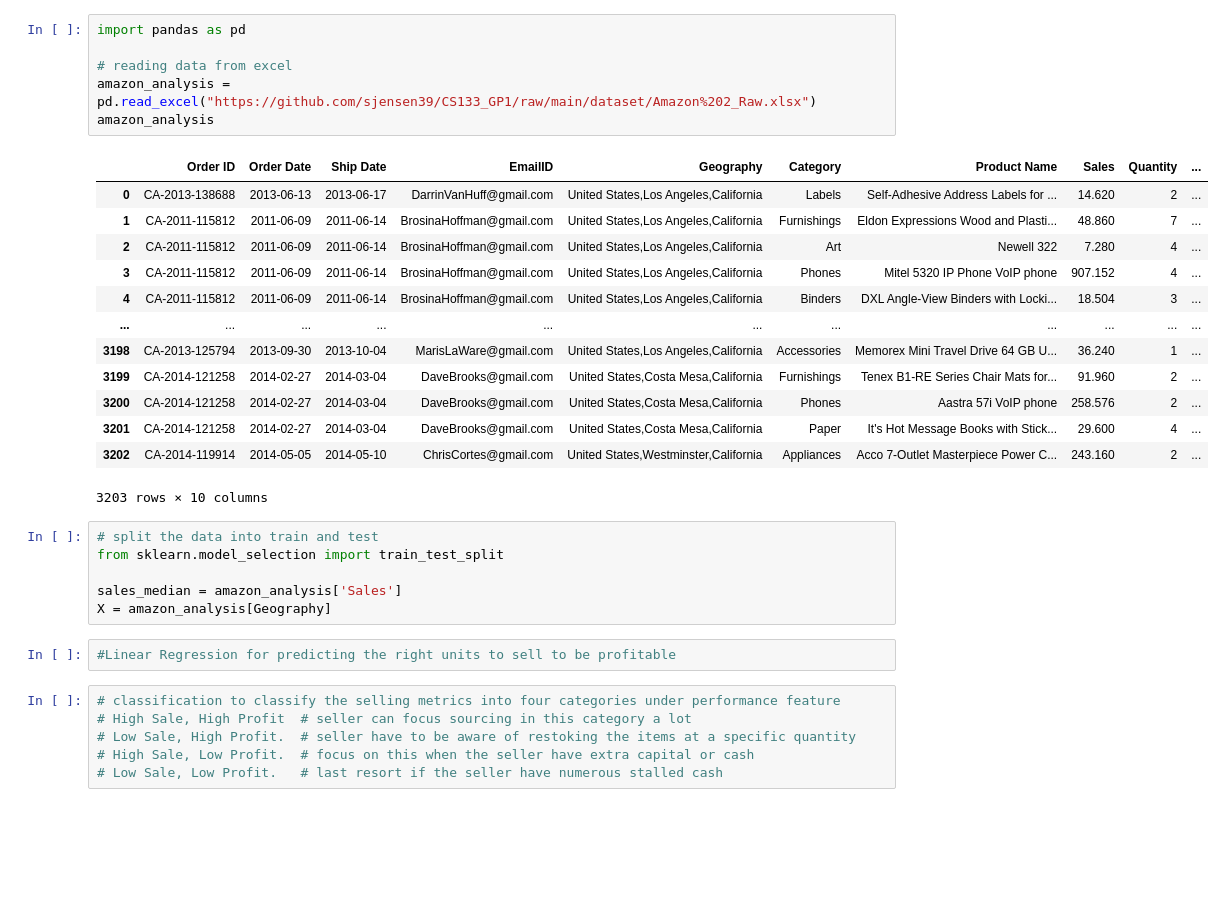
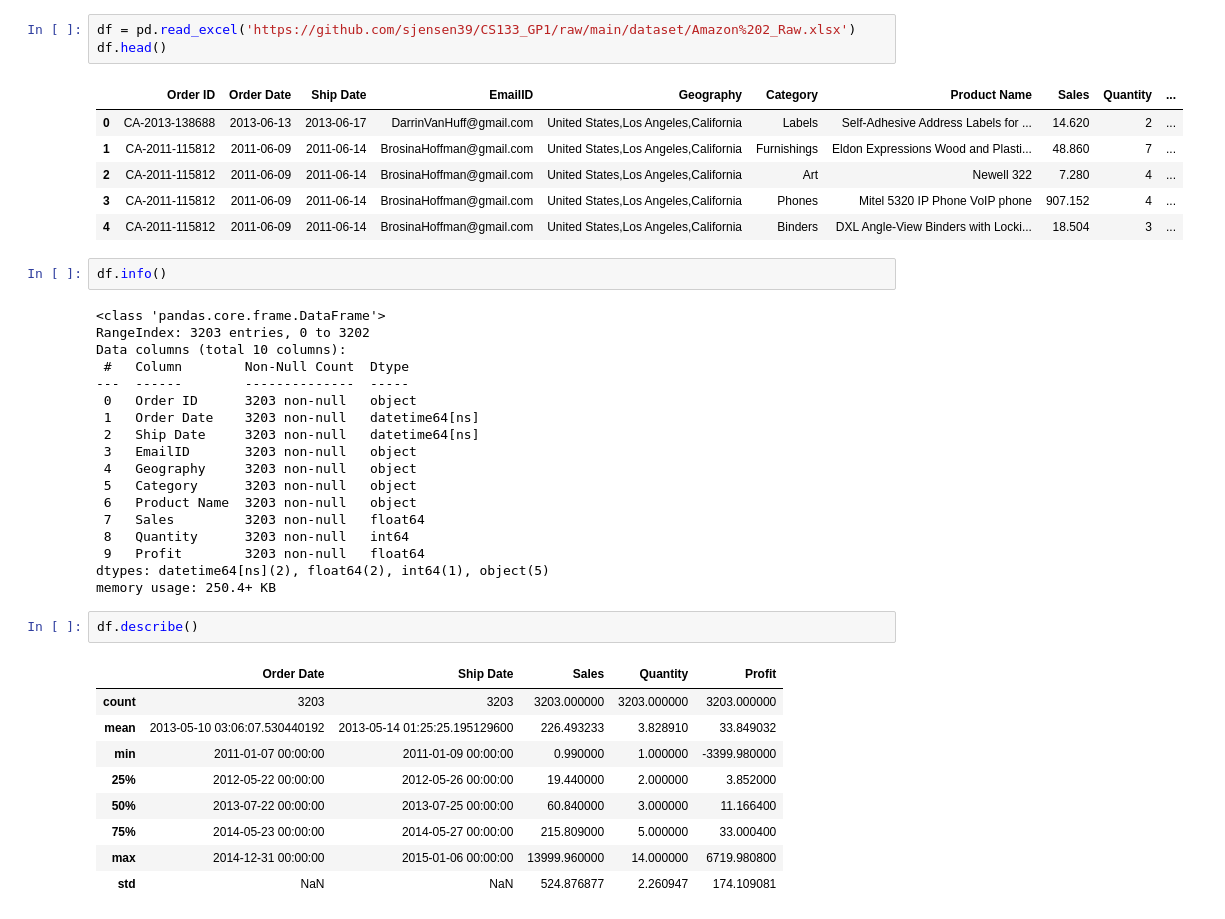
Before and after one commit to sjensen39/CS133_GP1, a Jupyter notebook: project_class_notebooks/ML_data_prediction.ipynb, the cells around one changed output. Drawn from its saved outputs; the diff is of its cells as text; blank space fills up the shorter version.

Commit message:
exploratory time series prediction

```diff
--- a/project_class_notebooks/ML_data_prediction.ipynb
+++ b/project_class_notebooks/ML_data_prediction.ipynb
@@ -3,34 +20,42 @@
 # %%
-import pandas as pd
-
-# reading data from excel
-amazon_analysis = pd.read_excel("https://github.com/sjensen39/CS133_GP1/raw/main/dataset/Amazon%202_Raw.xlsx")
-amazon_analysis
+df = pd.read_excel('https://github.com/sjensen39/CS133_GP1/raw/main/dataset/Amazon%202_Raw.xlsx')
+df.head()
 # %% [output]
 |  | Order ID | Order Date | Ship Date | EmailID | Geography | Category | Product Name | Sales | Quantity | ... |
 | 0 | CA-2013-138688 | 2013-06-13 | 2013-06-17 | DarrinVanHuff@gmail.com | United States,Los Angeles,California | Labels | Self-Adhesive Address Labels for ... | 14.620 | 2 | ... |
 | 1 | CA-2011-115812 | 2011-06-09 | 2011-06-14 | BrosinaHoffman@gmail.com | United States,Los Angeles,California | Furnishings | Eldon Expressions Wood and Plasti... | 48.860 | 7 | ... |
 | 2 | CA-2011-115812 | 2011-06-09 | 2011-06-14 | BrosinaHoffman@gmail.com | United States,Los Angeles,California | Art | Newell 322 | 7.280 | 4 | ... |
 | 3 | CA-2011-115812 | 2011-06-09 | 2011-06-14 | BrosinaHoffman@gmail.com | United States,Los Angeles,California | Phones | Mitel 5320 IP Phone VoIP phone | 907.152 | 4 | ... |
 | 4 | CA-2011-115812 | 2011-06-09 | 2011-06-14 | BrosinaHoffman@gmail.com | United States,Los Angeles,California | Binders | DXL Angle-View Binders with Locki... | 18.504 | 3 | ... |
-| ... | ... | ... | ... | ... | ... | ... | ... | ... | ... | ... |
-| 3198 | CA-2013-125794 | 2013-09-30 | 2013-10-04 | MarisLaWare@gmail.com | United States,Los Angeles,California | Accessories | Memorex Mini Travel Drive 64 GB U... | 36.240 | 1 | ... |
-| 3199 | CA-2014-121258 | 2014-02-27 | 2014-03-04 | DaveBrooks@gmail.com | United States,Costa Mesa,California | Furnishings | Tenex B1-RE Series Chair Mats for... | 91.960 | 2 | ... |
-| 3200 | CA-2014-121258 | 2014-02-27 | 2014-03-04 | DaveBrooks@gmail.com | United States,Costa Mesa,California | Phones | Aastra 57i VoIP phone | 258.576 | 2 | ... |
-| 3201 | CA-2014-121258 | 2014-02-27 | 2014-03-04 | DaveBrooks@gmail.com | United States,Costa Mesa,California | Paper | It's Hot Message Books with Stick... | 29.600 | 4 | ... |
-| 3202 | CA-2014-119914 | 2014-05-05 | 2014-05-10 | ChrisCortes@gmail.com | United States,Westminster,California | Appliances | Acco 7-Outlet Masterpiece Power C... | 243.160 | 2 | ... |
-3203 rows × 10 columns
-# %%
-# split the data into train and test
-from sklearn.model_selection import train_test_split
-
-sales_median = amazon_analysis['Sales']
-X = amazon_analysis[Geography]
-# %%
-#Linear Regression for predicting the right units to sell to be profitable
-# %%
-# classification to classify the selling metrics into four categories under performance feature
-# High Sale, High Profit  # seller can focus sourcing in this category a lot
-# Low Sale, High Profit.  # seller have to be aware of restoking the items at a specific quantity
-# High Sale, Low Profit.  # focus on this when the seller have extra capital or cash
-# Low Sale, Low Profit.   # last resort if the seller have numerous stalled cash
+# %%
+df.info()
+# %% [output]
+<class 'pandas.core.frame.DataFrame'>
+RangeIndex: 3203 entries, 0 to 3202
+Data columns (total 10 columns):
+ #   Column        Non-Null Count  Dtype
+---  ------        --------------  -----
+ 0   Order ID      3203 non-null   object
+ 1   Order Date    3203 non-null   datetime64[ns]
+ 2   Ship Date     3203 non-null   datetime64[ns]
+ 3   EmailID       3203 non-null   object
+ 4   Geography     3203 non-null   object
+ 5   Category      3203 non-null   object
+ 6   Product Name  3203 non-null   object
+ 7   Sales         3203 non-null   float64
+ 8   Quantity      3203 non-null   int64
+ 9   Profit        3203 non-null   float64
+dtypes: datetime64[ns](2), float64(2), int64(1), object(5)
+memory usage: 250.4+ KB
+# %%
+df.describe()
+# %% [output]
+|  | Order Date | Ship Date | Sales | Quantity | Profit |
+| count | 3203 | 3203 | 3203.000000 | 3203.000000 | 3203.000000 |
+| mean | 2013-05-10 03:06:07.530440192 | 2013-05-14 01:25:25.195129600 | 226.493233 | 3.828910 | 33.849032 |
+| min | 2011-01-07 00:00:00 | 2011-01-09 00:00:00 | 0.990000 | 1.000000 | -3399.980000 |
+| 25% | 2012-05-22 00:00:00 | 2012-05-26 00:00:00 | 19.440000 | 2.000000 | 3.852000 |
+| 50% | 2013-07-22 00:00:00 | 2013-07-25 00:00:00 | 60.840000 | 3.000000 | 11.166400 |
+| 75% | 2014-05-23 00:00:00 | 2014-05-27 00:00:00 | 215.809000 | 5.000000 | 33.000400 |
+| max | 2014-12-31 00:00:00 | 2015-01-06 00:00:00 | 13999.960000 | 14.000000 | 6719.980800 |
+| std | NaN | NaN | 524.876877 | 2.260947 | 174.109081 |
```
Also changed, not shown: parts of 10 cells of this notebook.
